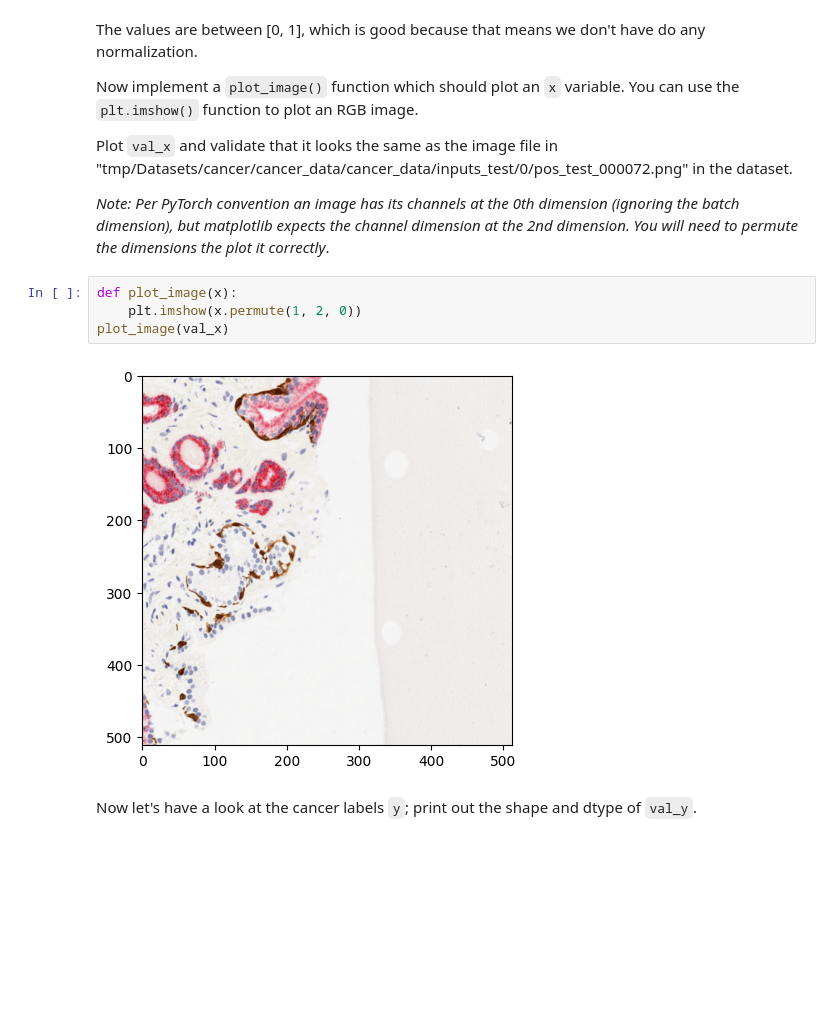
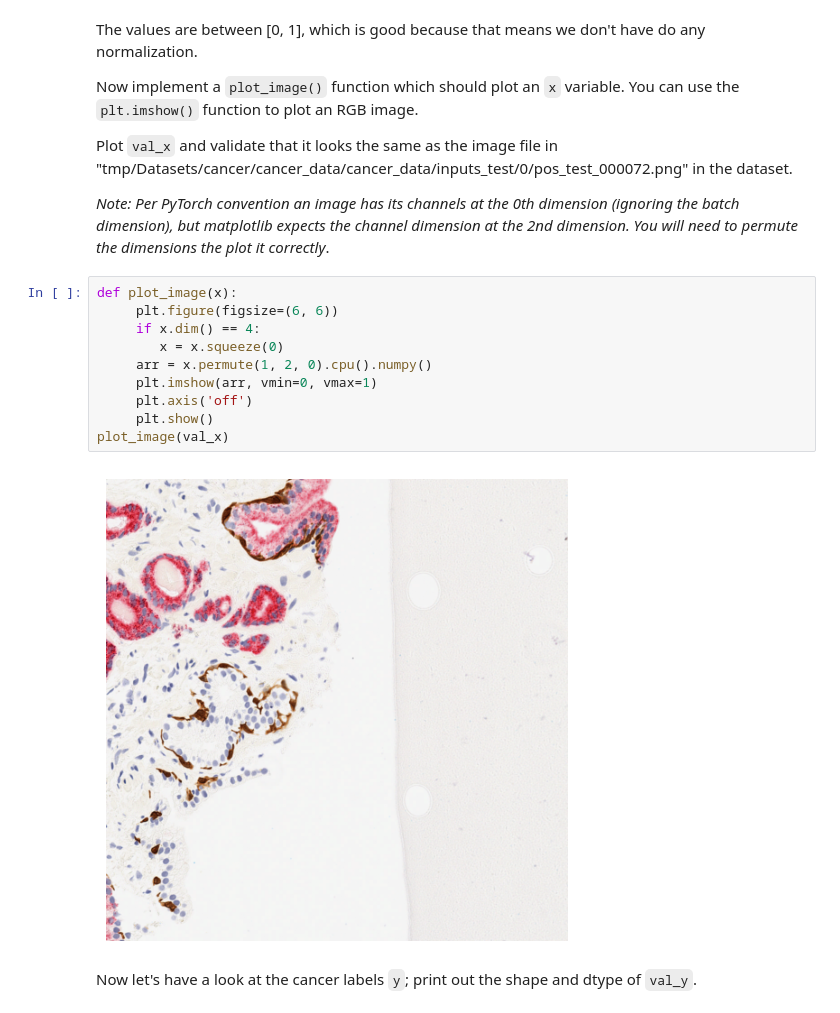
Before and after one commit to ldsbalu/Balu-Portfolio, a Jupyter notebook: lab4_unets.ipynb, the cells around one changed output. Cells and saved outputs as stored; diff of their text form; blank space fills up the shorter version.

```diff
--- a/lab4_unets.ipynb
+++ b/lab4_unets.ipynb
@@ -143,12 +137,18 @@ You can use the `plt.imshow()` function to plot an RGB image.
 Plot `val_x` and validate that it looks the same as the image file in "tmp/Datasets/cancer/cancer_data/cancer_data/inputs_test/0/pos_test_000072.png" in the dataset.
 
 *Note: Per PyTorch convention an image has its channels at the 0th dimension (ignoring the batch dimension), but matplotlib expects the channel dimension at the 2nd dimension. You will need to permute the dimensions the plot it correctly*.
-# %%
-def plot_image(x):
-    plt.imshow(x.permute(1, 2, 0))
-plot_image(val_x)
-# %% [output]
-[figure, removed]
+# %%
+def plot_image(x):
+     plt.figure(figsize=(6, 6))
+     if x.dim() == 4:
+        x = x.squeeze(0)
+     arr = x.permute(1, 2, 0).cpu().numpy()
+     plt.imshow(arr, vmin=0, vmax=1)
+     plt.axis('off')
+     plt.show()
+plot_image(val_x)
+# %% [output]
+[figure, added]
 # %% [markdown]
 Now let's have a look at the cancer labels `y`; print out the shape and dtype of `val_y`.
 # %%
```
Also changed, not shown: parts of 22 cells of this notebook.
